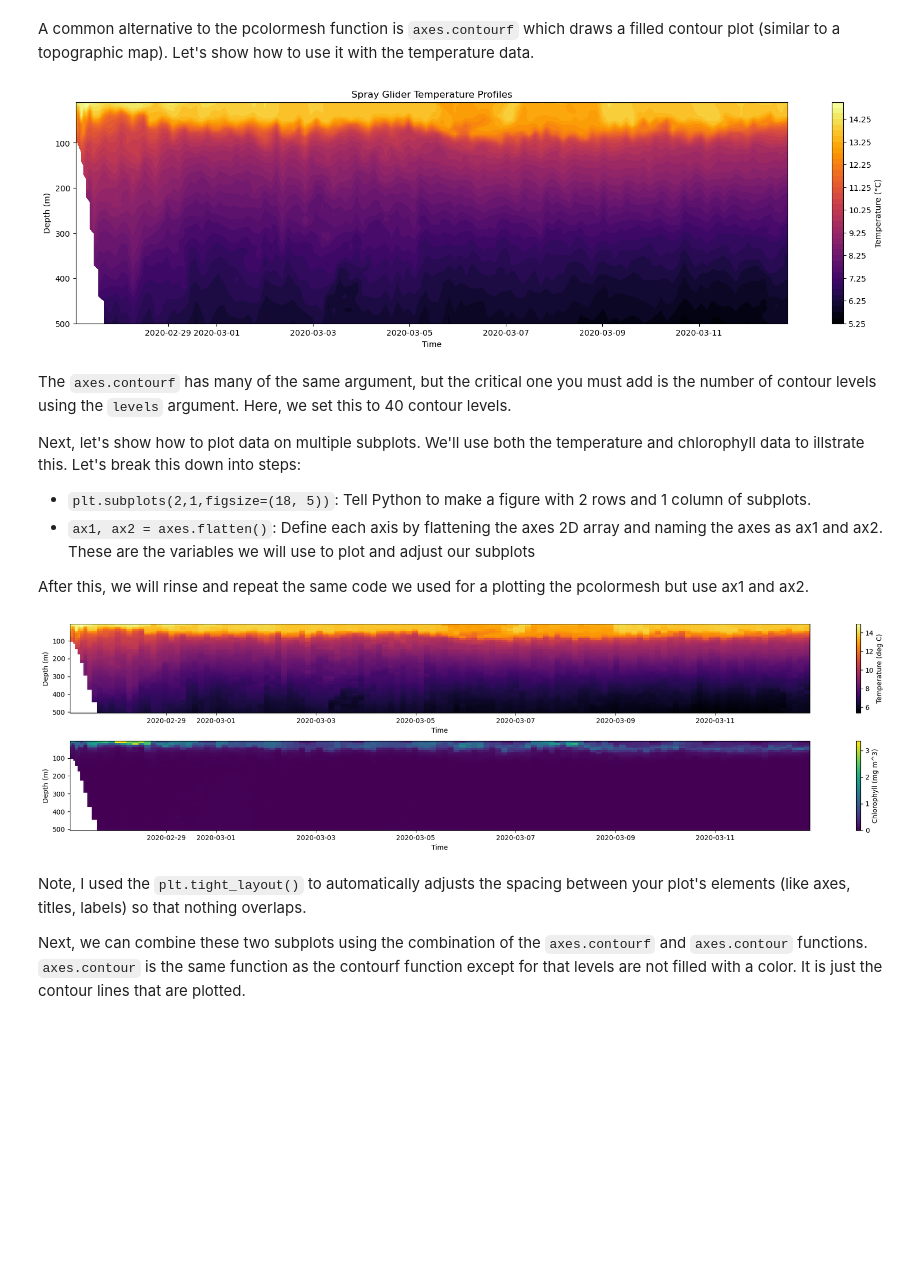
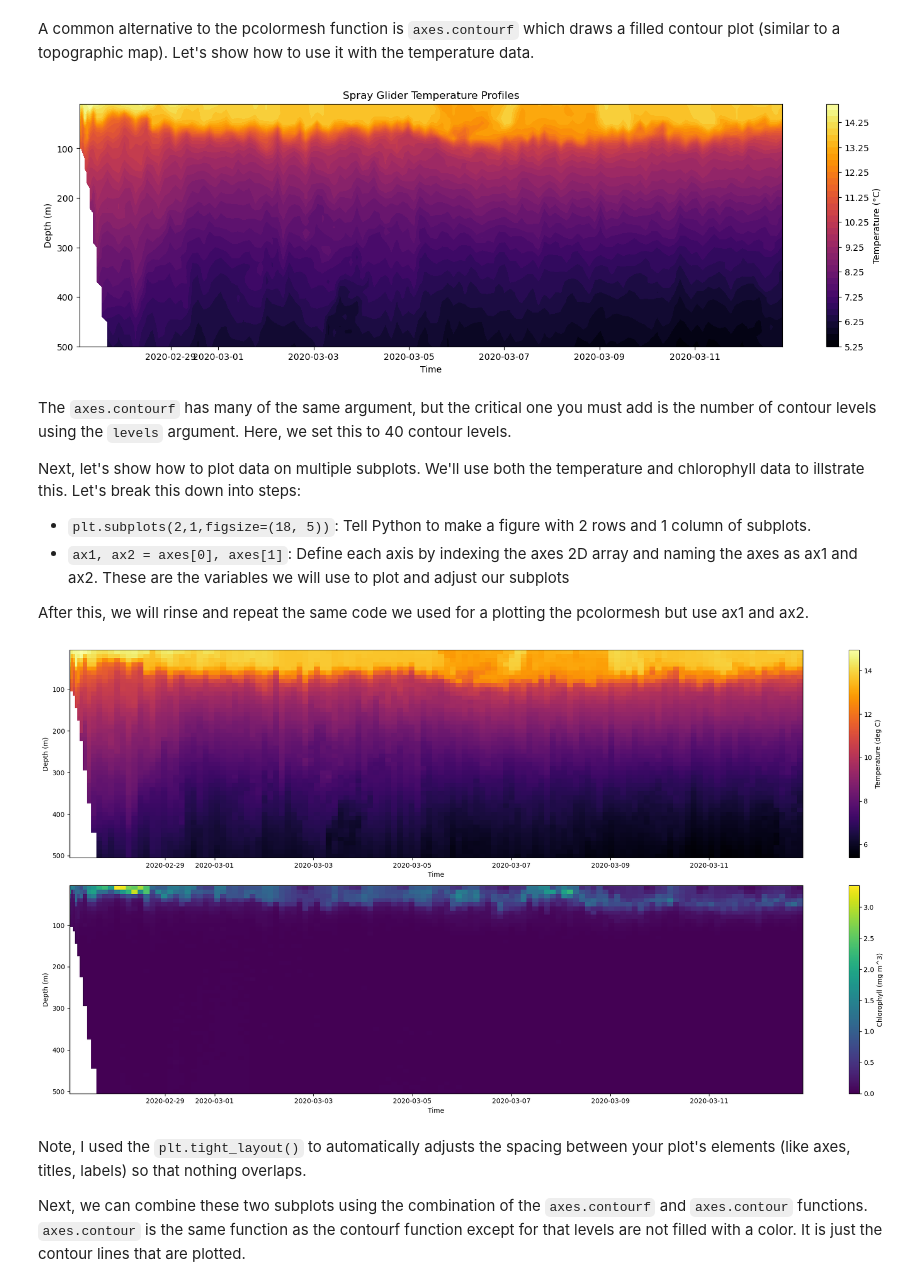
Before and after one commit to eldavenport/SIO-PythonEarthScience, a Jupyter notebook: docs/in_workshop/python_plotting.ipynb, the cells around one changed output. Cells and saved outputs as stored; diff of their text form; code cells hidden in the pictures; blank space fills up the shorter version.

```diff
--- a/docs/in_workshop/python_plotting.ipynb
+++ b/docs/in_workshop/python_plotting.ipynb
@@ -489,16 +459,13 @@ To begin, we need to open a new data set from the Spray gliders! Spray gliders a
 filename = "spray_glider_ctd.nc"
 
 # Open a NetCDF file in read mode
-nc = Dataset(filename, mode="r")
+ds = Dataset(filename, mode="r")
 
 # Read in data
-depth = nc.variables['depth'][:]
-time = num2date(nc.variables['time'][:], nc.variables['time'].units, only_use_cftime_datetimes=False)
-temperature = nc.variables['temperature'][:]
-chlorophyll = nc.variables['chlorophyll'][:]
-
-# Close the file
-nc.close()
+depth = ds.variables['depth'][:]
+time = num2date(ds.variables['time'][:], ds.variables['time'].units, only_use_cftime_datetimes=False)
+temp = ds.variables['temperature'][:]
+chl = ds.variables['chlorophyll'][:]
 # %% [markdown]
 The first way we will visualize this data is with the ``axes.pcolormesh`` function. Pcolormesh makes 2D colored plot where each cell (or patch) in a grid is colored according to the value of a variable. Let's do an example to see how this works:
 # %%
@@ -593,10 +560,10 @@ plt.show()
 A common alternative to the pcolormesh function is ``axes.contourf`` which draws a filled contour plot (similar to a topographic map). Let's show how to use it with the temperature data.
 # %%
 # Create Figure
-fig, axes = plt.subplots(figsize=(20, 5))
+fig, axes = plt.subplots(figsize=(18, 5))
 
 # Plot temperature with a custom colormap
-cf = axes.contourf(time, depth, temperature, levels=40, cmap='inferno')
+cf = axes.contourf(time, depth, temp, levels=40, cmap='inferno')
 
 # Add colorbar
 plt.colorbar(cf, ax=axes, label='Temperature (°C)')
@@ -610,56 +577,56 @@ axes.invert_yaxis()
 # Display figure
 plt.show()
 # %% [output]
-[figure, old version]
+[figure, new version]
 # %% [markdown]
 The ``axes.contourf`` has many of the same argument, but the critical one you must add is the number of contour levels using the ``levels`` argument. Here, we set this to 40 contour levels.
 
 Next, let's show how to plot data on multiple subplots. We'll use both the temperature and chlorophyll data to illstrate this. Let's break this down into steps:
 
 * ``plt.subplots(2,1,figsize=(18, 5))``: Tell Python to make a figure with 2 rows and 1 column of subplots.
-* ``ax1, ax2 = axes.flatten()``: Define each axis by flattening the axes 2D array and naming the axes as ax1 and ax2. These are the variables we will use to plot and adjust our subplots
+* ``ax1, ax2 = axes[0], axes[1]``: Define each axis by indexing the axes 2D array and naming the axes as ax1 and ax2. These are the variables we will use to plot and adjust our subplots
 
 After this, we will rinse and repeat the same code we used for a plotting the pcolormesh but use ax1 and ax2.
 # %%
 # Create Figure
-fig, axes = plt.subplots(2,1,figsize=(20, 5))
+fig, axes = plt.subplots(2,1,figsize=(20, 10))
 
 # Define axes
-ax1, ax2 = axes.flatten()
+ax1, ax2 = axes[0], axes[1]
 
 #--- Subplot 1 ---#
 
 # Plot temperature with a custom colormap
-mesh = ax1.pcolormesh(time, depth, temperature, cmap='inferno')
+mesh = ax1.pcolormesh(time, depth, temp, cmap='inferno')
 
 # Add colorbar
 plt.colorbar(mesh, ax=ax1, label='Temperature (deg C)')
 
 # Make some adjustments
 ax1.set_xlabel('Time')
 ax1.set_ylabel('Depth (m)')
 ax1.invert_yaxis()
 
 #--- Subplot 2 ---#
 
 # Plot chlorophyll with a custom colormap
-mesh = ax2.pcolormesh(time, depth, chlorophyll, cmap='viridis')
+mesh = ax2.pcolormesh(time, depth, chl, cmap='viridis')
 
 # Add colorbar
 plt.colorbar(mesh, ax=ax2, label='Chlorophyll (mg m^3)')
 
 # Make some adjustments
 ax2.set_xlabel('Time')
 ax2.set_ylabel('Depth (m)')
 ax2.invert_yaxis()
 
 # Adjust layout
 plt.tight_layout()
 
 # Display figure
 plt.show()
 # %% [output]
-[figure, old version]
+[figure, new version]
 # %% [markdown]
 Note, I used the ``plt.tight_layout()`` to automatically adjusts the spacing between your plot's elements (like axes, titles, labels) so that nothing overlaps.
 
```
Also changed, not shown: parts of 26 cells of this notebook.
